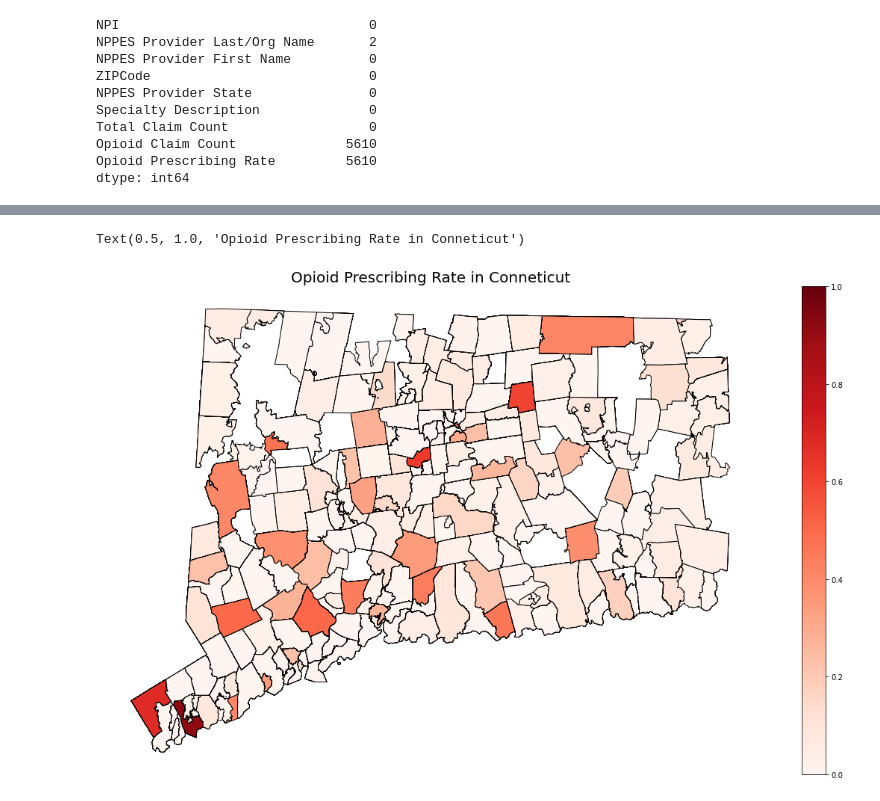
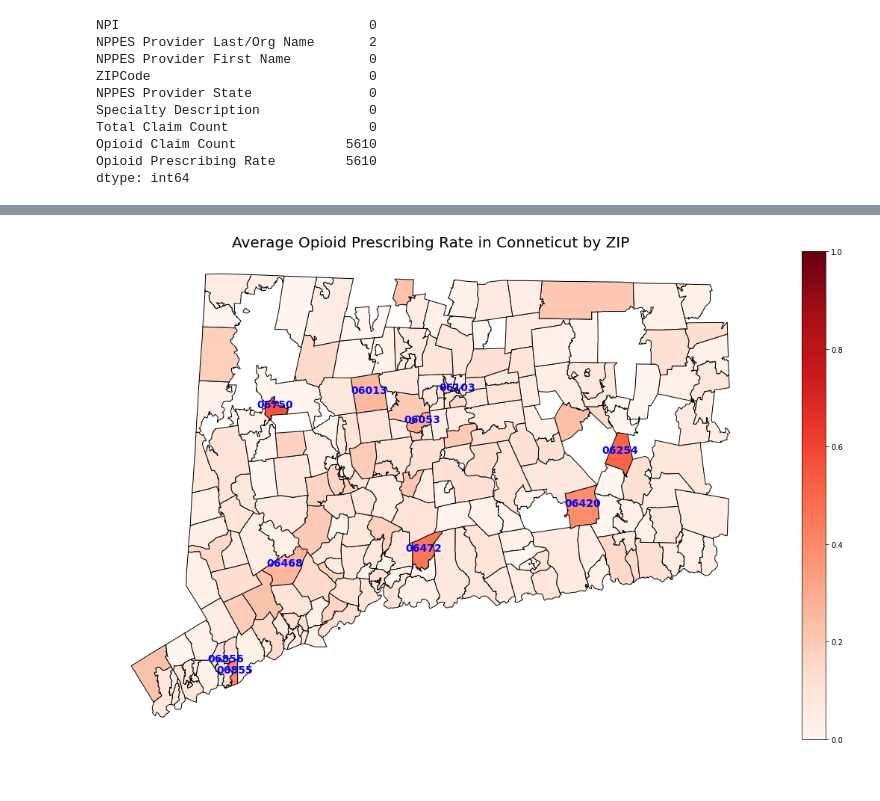
Before and after one commit to yiannimercer/Op, a Jupyter notebook: EDA_y.ipynb, the cells around one changed output, grey strips where cells are left out. Drawn from its saved outputs; the diff is of its cells as text; code cells hidden in the pictures.

```diff
--- a/EDA_y.ipynb
+++ b/EDA_y.ipynb
@@ -193,0 +176,9 @@ map_df.shape
+# %%
+ct['coords'] = ct['geometry'].apply(lambda x: x.representative_point().coords[:])
+ct['coords'] = [coords[0] for coords in ct['coords']]
+# %%
+##Groupby Zip Code and find avg prescribe rate per ZIPCode
+df1 = pd.DataFrame(df.groupby('ZIPCode',dropna = True).mean())
+df1 = df1.drop('NPI',axis = 1)
+print(df1.head())
+print(df1.shape)
@@ -193,0 +194,4 @@ map_df.shape
+# %%
+#merge our aggregated (by ZIPCode) df with the geometry df for map drawing
+map_df = ct.merge(df1, on='ZIPCode')
+map_df.shape
@@ -202,14 +226,23 @@ Index(['STATEFP10', 'ZIPCode', 'GEOID10', 'CLASSFP10', 'MTFCC10', 'FUNCSTAT10',
        'Opioid Prescribing Rate'],
       dtype='object')
+# %%
+#fill na values with the mean of the respective column
+map_df['Opioid Prescribing Rate'].fillna(map_df['Opioid Prescribing Rate'].mean(),inplace = True)
+map_df['Opioid Claim Count'].fillna(map_df['Opioid Claim Count'].mean(),inplace = True)
 # %%
+#Plot the map
 ct_opioid_rate = map_df.plot(column = map_df['Opioid Prescribing Rate'],cmap = 'Reds',edgecolor = 'black',figsize=(20,12),
                         legend = True,vmin = 0,vmax = 1)
 
 ct_opioid_rate.axis('off')
-ct_opioid_rate.set_title("Opioid Prescribing Rate in Conneticut",fontsize = 20)
+ct_opioid_rate.set_title("Average Opioid Prescribing Rate in Conneticut by ZIP",fontsize = 20)
+
+for idx, row in map_df.iterrows():
+    if row['Opioid Prescribing Rate'] > 0.25:
+        ct_opioid_rate.annotate(s=row['ZIPCode'], xy=row['coords'],
+                     horizontalalignment='center',fontsize = 14,weight = 'bold',color ='blue')
 # %% [output]
-Text(0.5, 1.0, 'Opioid Prescribing Rate in Conneticut')
-[figure, old version]
+[figure, new version]
 # %%
 #average rate
 map_df['Opioid Prescribing Rate'].mean()
```
Also changed, not shown: parts of 21 cells of this notebook.
